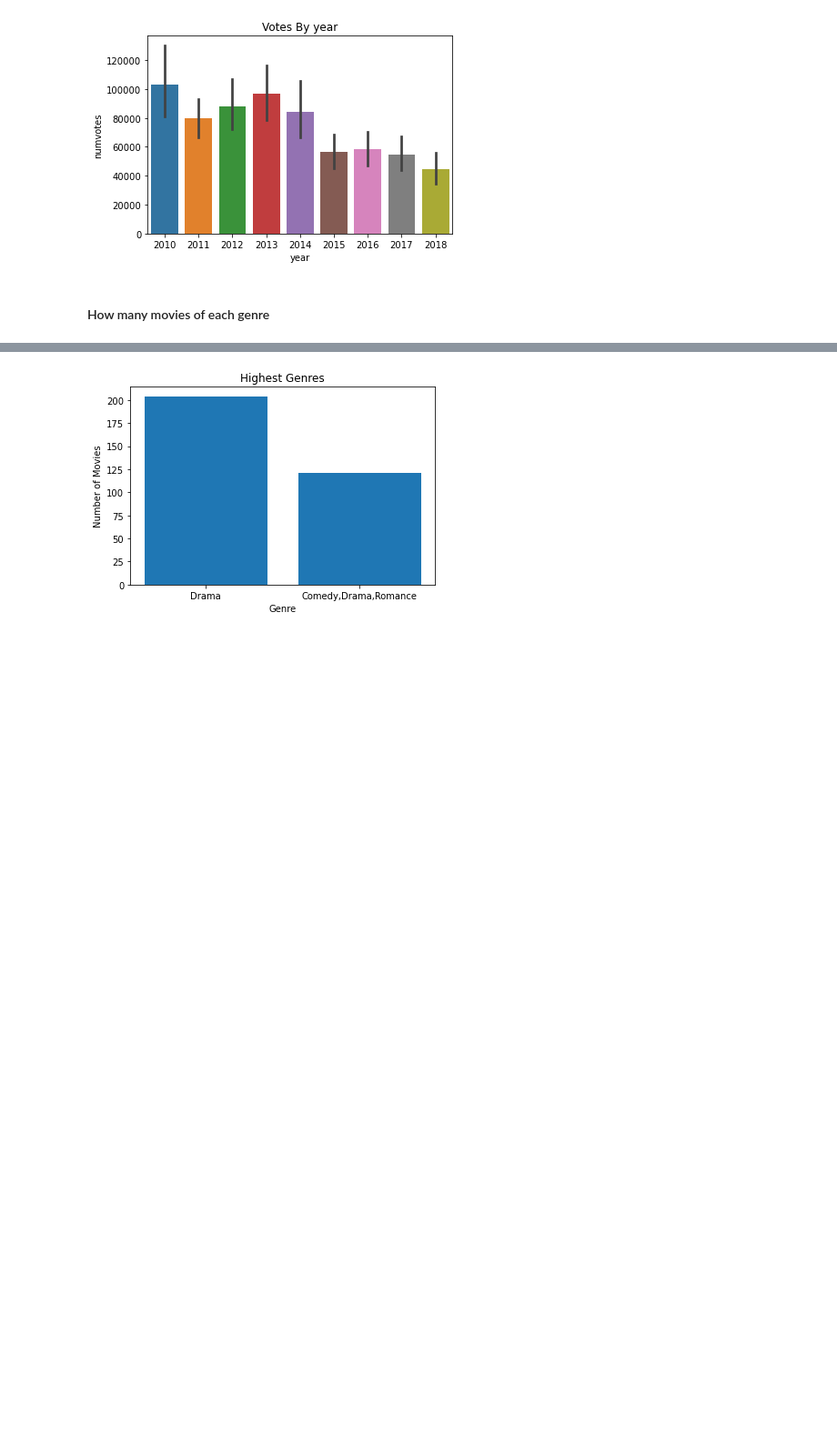
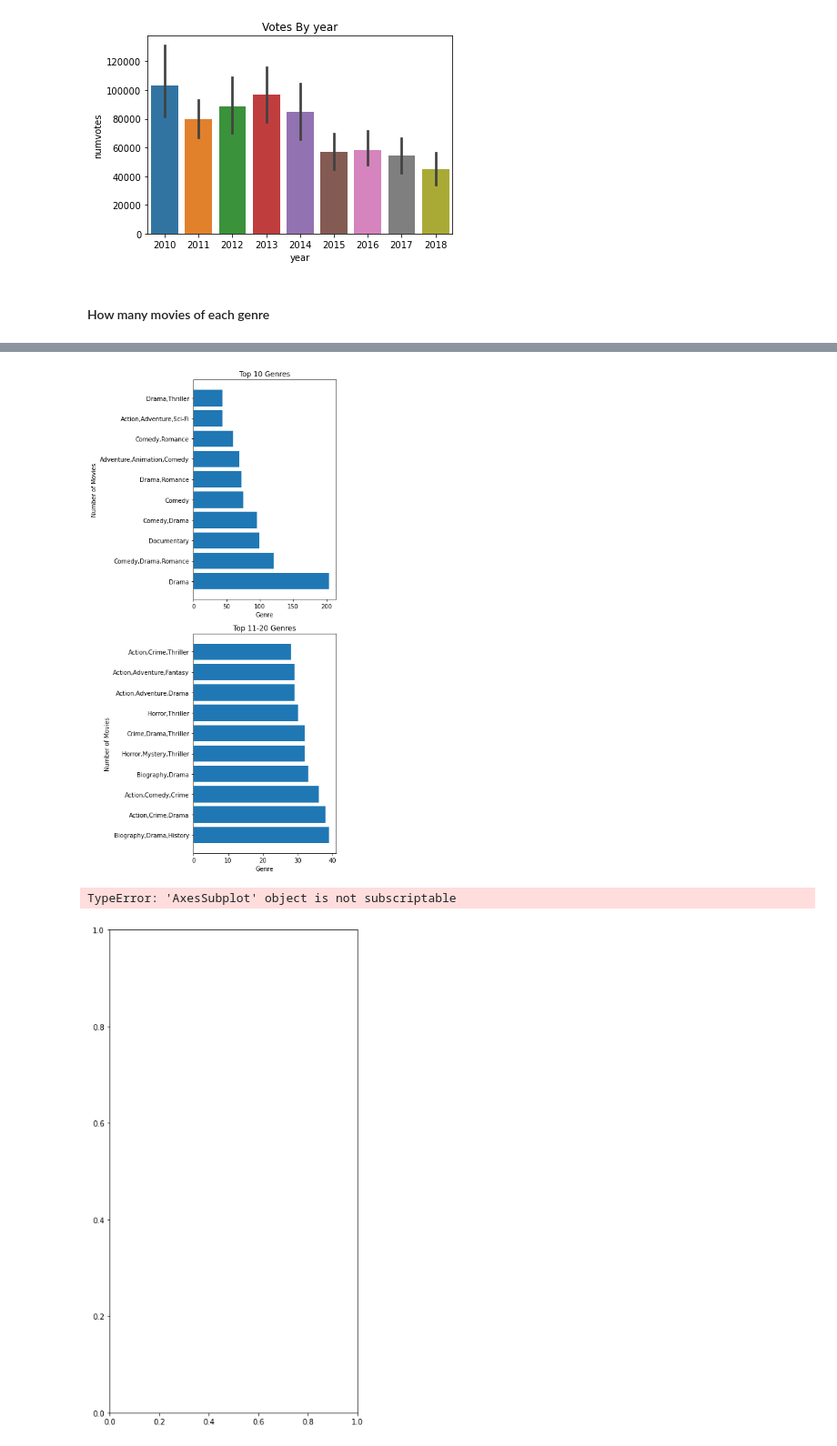
Before and after one commit to Rgmoogachiri/dsc-phase-1-project, a Jupyter notebook: student.ipynb, the cells around one changed output, grey strips where cells are left out. Shown: that part at 91% size. Saved outputs shown, nothing was run; the diff lists cells and outputs as text; code cells hidden in the pictures; blank space fills up the shorter version.

```diff
--- a/student.ipynb
+++ b/student.ipynb
@@ -845,14 +849,27 @@ Name: genres, Length: 291, dtype: int64
-# %%
-def plot_highest_genres(merged_df3):
-    top_genres = genre_counts.sort_values(ascending=False).head(2)
-
-    plt.bar(top_genres.index, top_genres.values)
-    plt.xlabel('Genre')
-    plt.ylabel('Number of Movies')
-    plt.title('Highest Genres')
-    plt.show()
-
-# Plot the highest genres.
-plot_highest_genres(merged_df3)
-# %% [output]
-[figure, removed]
+# %%
+fig, axes = plt.subplots(2, 1, figsize = (6,12))
+top_genres_10 = genre_counts.sort_values(ascending=False).head(10)
+axes[0].barh(top_genres_10.index, top_genres_10.values)
+axes[0].set_xlabel('Genre')
+axes[0].set_ylabel('Number of Movies')
+axes[0].set_title('Top 10 Genres')
+
+  # Plot the next 10 genres in the second subplot.
+top_genres_11_20 = genre_counts.sort_values(ascending=False)[10:20]
+axes[1].barh(top_genres_11_20.index, top_genres_11_20.values)
+axes[1].set_xlabel('Genre')
+axes[1].set_ylabel('Number of Movies')
+axes[1].set_title('Top 11-20 Genres')
+
+  # Tight layout to prevent overlapping labels.
+fig.tight_layout()
+
+  # Show the plot.
+plt.show()
+
+# Plot the highest genres using subplots.
+plot_highest_genres_subplots(merged_df3)
+# %% [output]
+[figure, added]
+TypeError: 'AxesSubplot' object is not subscriptable
+[figure, added]
```
Also changed, not shown: parts of 23 cells of this notebook.
